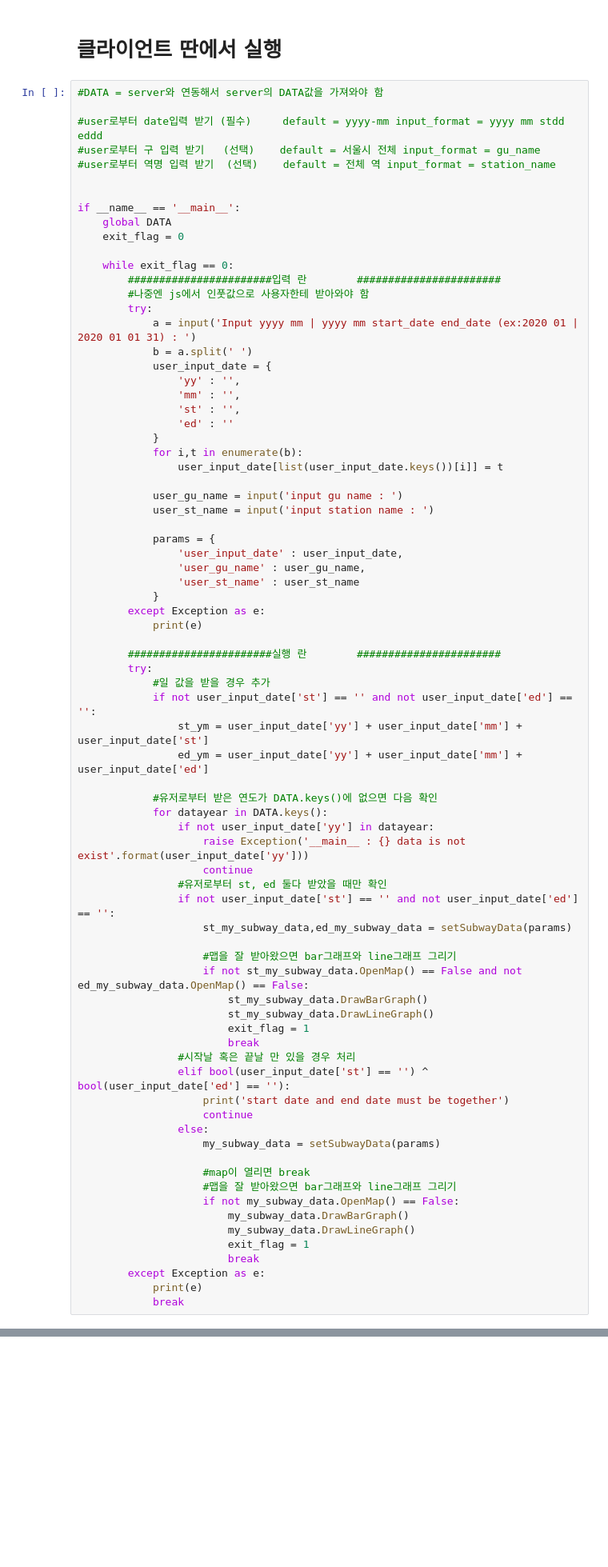
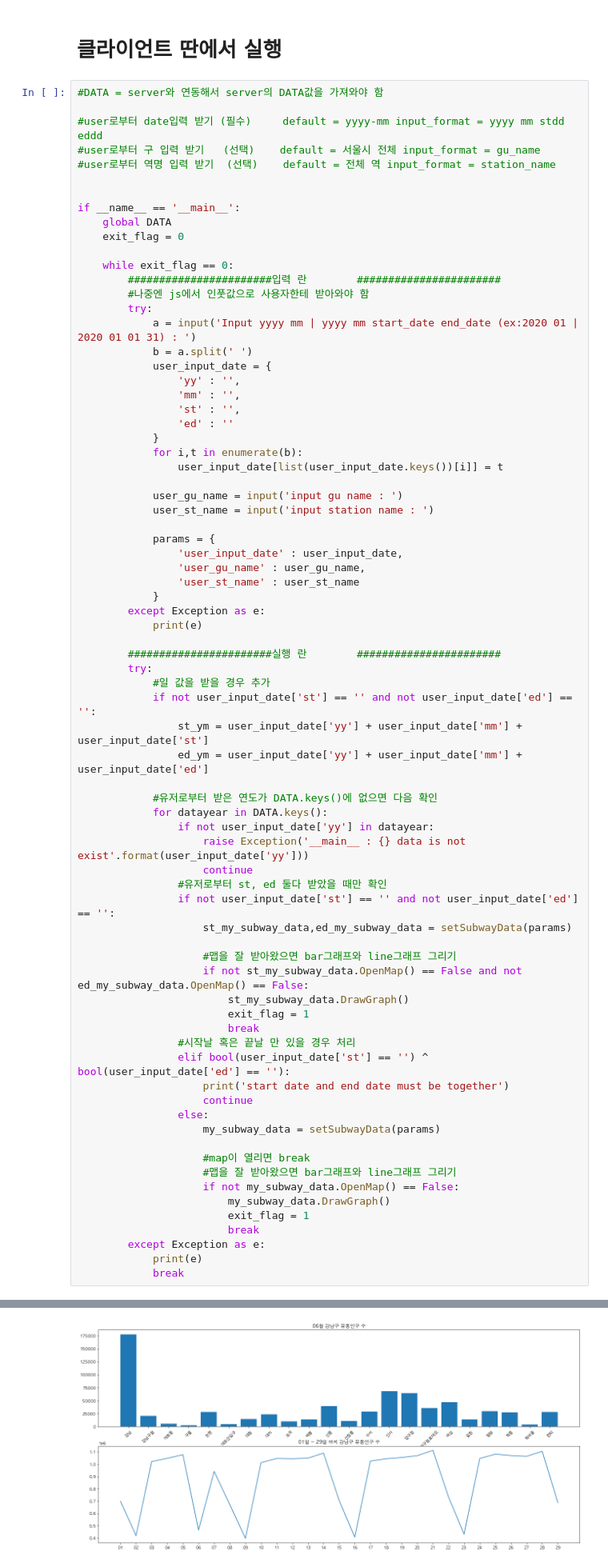
Before and after one commit to SeungYeonJeong22/seoulDataAnalysis, a Jupyter notebook: dataFrameSubMap-Copy1.ipynb, the cells around one changed output, grey strips where cells are left out. Shown: that part at 80% size. Drawn from its saved outputs; the diff is of its cells as text; blank space fills up the shorter version.

```diff
--- a/dataFrameSubMap-Copy1.ipynb
+++ b/dataFrameSubMap-Copy1.ipynb
@@ -542,8 +575,7 @@ if __name__ == '__main__':
 
                     #맵을 잘 받아왔으면 bar그래프와 line그래프 그리기
                     if not st_my_subway_data.OpenMap() == False and not ed_my_subway_data.OpenMap() == False:
-                        st_my_subway_data.DrawBarGraph()
-                        st_my_subway_data.DrawLineGraph()
+                        st_my_subway_data.DrawGraph()
                         exit_flag = 1
                         break
                 #시작날 혹은 끝날 만 있을 경우 처리
@@ -556,10 +588,10 @@ if __name__ == '__main__':
                     #map이 열리면 break
                     #맵을 잘 받아왔으면 bar그래프와 line그래프 그리기
                     if not my_subway_data.OpenMap() == False:
-                        my_subway_data.DrawBarGraph()
-                        my_subway_data.DrawLineGraph()
+                        my_subway_data.DrawGraph()
                         exit_flag = 1
                         break
         except Exception as e:
             print(e)
             break
+# %% [output]
@@ -565,0 +615 @@ if __name__ == '__main__':
+[figure, added]
```
Also changed, not shown: parts of 3 cells of this notebook, 2 other files.
